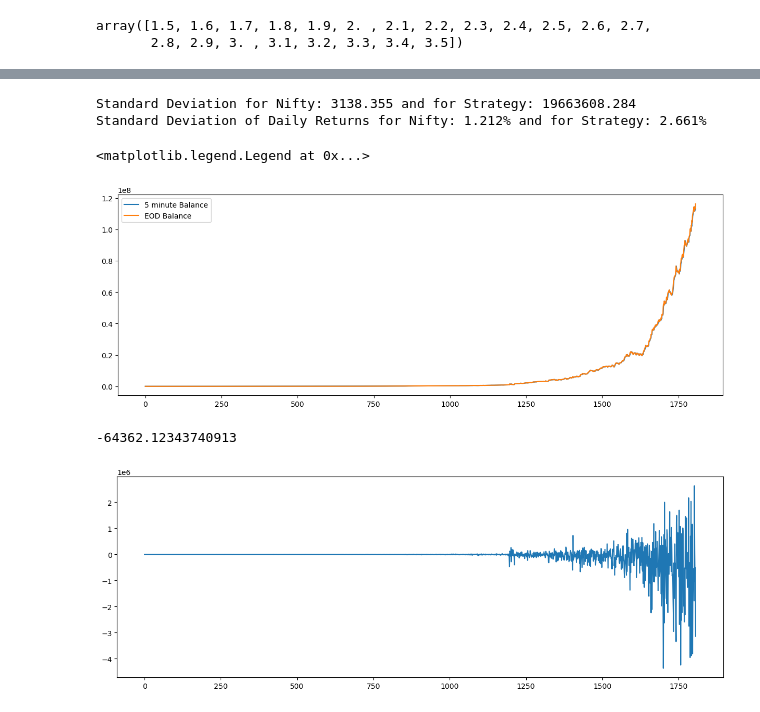
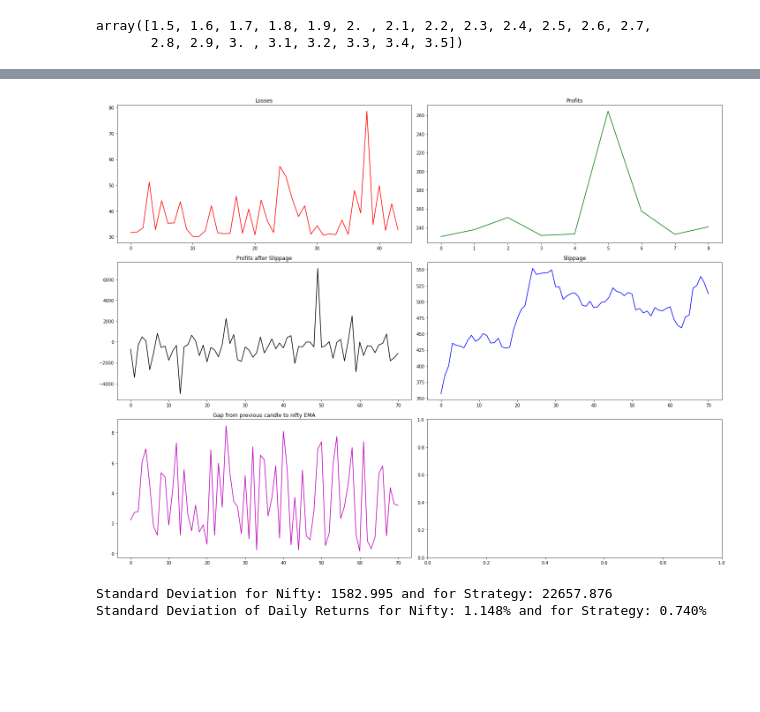
Before and after one commit to ProtoRao/trading, a Jupyter notebook: Ranna strat/Buy n Sell Ranna Strat .ipynb, the cells around one changed output, grey strips where cells are left out. Saved outputs shown, nothing was run; the diff lists cells and outputs as text; code cells hidden in the pictures; blank space fills up the shorter version.

```diff
--- a/Ranna strat/Buy n Sell Ranna Strat .ipynb
+++ b/Ranna strat/Buy n Sell Ranna Strat .ipynb
@@ -248,0 +467,25 @@ plt.savefig(nifty5.iloc[a*75:b*75:f, :]['Date'].iat[-1])
+# %%
+losss=np.array(losss)
+proff=np.array(proff)
+profasl=np.array(profasl)
+slipp=np.array(slipp)
+gapp=np.array(gapp)
+print('Average Loss: {:.2f}, Average Profit: {:.2f}, Average Profit after slippage: {:.2f}, Average Slippage: {:.2f}, Average gap: {:.2f} \n'.format(losss.mean(),proff.mean(),profasl.mean(),slipp.mean(),gapp.mean()))
+fig, ax = plt.subplots(3,2,figsize=(20,15))
+ax[0,0].plot(losss,'r')
+ax[0,0].set_title("Losses")
+
+ax[0,1].plot(proff,'g')
+ax[0,1].set_title("Profits")
+
+ax[1,0].plot(profasl,'k')
+ax[1,0].set_title("Profits after Slippage")
+
+ax[1,1].plot(slipp,'b')
+ax[1,1].set_title("Slippage")
+
+ax[2,0].plot(gapp,'m')
+ax[2,0].set_title("Gap from previous candle to nifty EMA")
+# Setting labels & titles
+fig.tight_layout()
+# %% [output]
@@ -249,43 +493,23 @@ plt.savefig(nifty5.iloc[a*75:b*75:f, :]['Date'].iat[-1])
+[figure, added]
 # %%
-c3 = pd.DataFrame(columns=['Date', 'Time','Nifty','Strat','NiftyR','StratR'])
-c3['Date'] = nifty5.iloc[a*75::f, :]['Date']
-c3['Time'] = nifty5.iloc[a*75::f, :]['Time']
-c3['Nifty'] = nifty5.iloc[a*75::f, :]['Close']
-c3['Strat'] = c2['Balance'][a*75::f].values
-c3.reset_index(inplace=True)
-c3.drop('index',axis=1,inplace=True)
-c3.at[0,'NiftyR'] = 0
-c3.at[0,'StratR'] = 0
+c4 = pd.DataFrame(columns=['Date', 'Time','Nifty','Strat','NiftyR','StratR'])
+c4['Date'] = nifty5.iloc[a*75::f, :]['Date']
+c4['Time'] = nifty5.iloc[a*75::f, :]['Time']
+c4['Nifty'] = nifty5.iloc[a*75::f, :]['Close']
+c4['Strat'] = c2['Balance'][a*75::f].values
+c4.reset_index(inplace=True)
+c4.drop('index',axis=1,inplace=True)
+c4.at[0,'NiftyR'] = 0
+c4.at[0,'StratR'] = 0
 for i in range(1,len(nifty5.iloc[a*75::f, :]['Close'])):
-    c3.at[i,'NiftyR'] = 100*(c3.loc[i,'Nifty']-c3.loc[i-1,'Nifty'])/c3.loc[i,'Nifty']
-    c3.at[i,'StratR'] = 100*(c3.loc[i,'Strat']-c3.loc[i-1,'Strat'])/c3.loc[i,'Strat']
-print('Standard Deviation for Nifty: {:.3f} and for Strategy: {:.3f}'.format(c3['Nifty'].std(),c3['Strat'].std()))
-print('Standard Deviation of Daily Returns for Nifty: {:.3f}% and for Strategy: {:.3f}%'.format(c3['NiftyR'].std(),c3['StratR'].std()))
-#print('Average Daily Returns for Nifty: {:.3f}% and for Strategy: {:.3f}%'.format(c3['NiftyR'].mean(),c3['StratR'].mean()))
+    c4.at[i,'NiftyR'] = 100*(c4.loc[i,'Nifty']-c4.loc[i-1,'Nifty'])/c4.loc[i,'Nifty']
+    c4.at[i,'StratR'] = 100*(c4.loc[i,'Strat']-c4.loc[i-1,'Strat'])/c4.loc[i,'Strat']
+print('Standard Deviation for Nifty: {:.3f} and for Strategy: {:.3f}'.format(c4['Nifty'].std(),c4['Strat'].std()))
+print('Standard Deviation of Daily Returns for Nifty: {:.3f}% and for Strategy: {:.3f}%'.format(c4['NiftyR'].std(),c4['StratR'].std()))
+#print('Average Daily Returns for Nifty: {:.3f}% and for Strategy: {:.3f}%'.format(c4['NiftyR'].mean(),c4['StratR'].mean()))
 # %% [output]
-Standard Deviation for Nifty: 3138.355 and for Strategy: 19663608.284
-Standard Deviation of Daily Returns for Nifty: 1.212% and for Strategy: 2.661%
+Standard Deviation for Nifty: 1582.995 and for Strategy: 22657.876
+Standard Deviation of Daily Returns for Nifty: 1.148% and for Strategy: 0.740%
-# %%
-fig, ax = plt.subplots(figsize=(15,5))
-plotc1 = c1.drop_duplicates('Date')
-plotc1=plotc1[a:b]
-plotc2=c2['Balance'][a*75:b*75:75].values
-plotc1['Balance'] = plotc1['Balance']
-plotc2=np.array(plotc2)
-plt.plot(plotc2,label='5 minute Balance')
-plt.plot(plotc1['Balance'].values,label='EOD Balance')
-plt.legend()
-# %% [output]
-<matplotlib.legend.Legend at 0x...>
-[figure, removed]
-# %%
-fig, ax = plt.subplots(figsize=(15,5))
-x=np.array(plotc2-plotc1['Balance'].values)
-plt.plot(x)
-print(x.mean())
-# %% [output]
--64362.12343740913
-[figure, removed]
 # %%
 Roll_Max = c2['Balance'][a*75:b*75:75].cummax()
 Daily_Drawdown = c2['Balance'][a*75:b*75:75]/Roll_Max - 1.0
```
Also changed, not shown: parts of 14 cells of this notebook.
